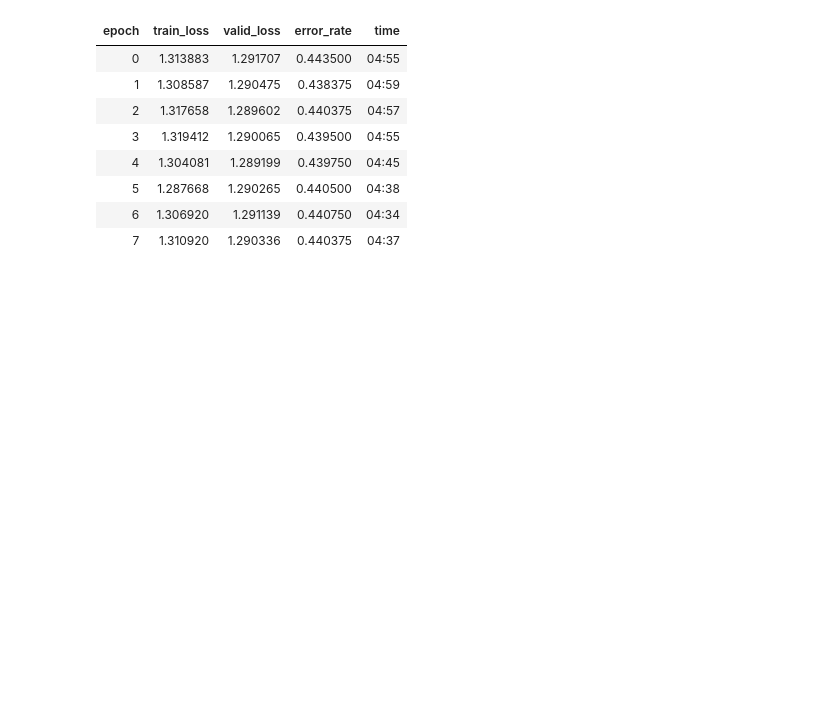
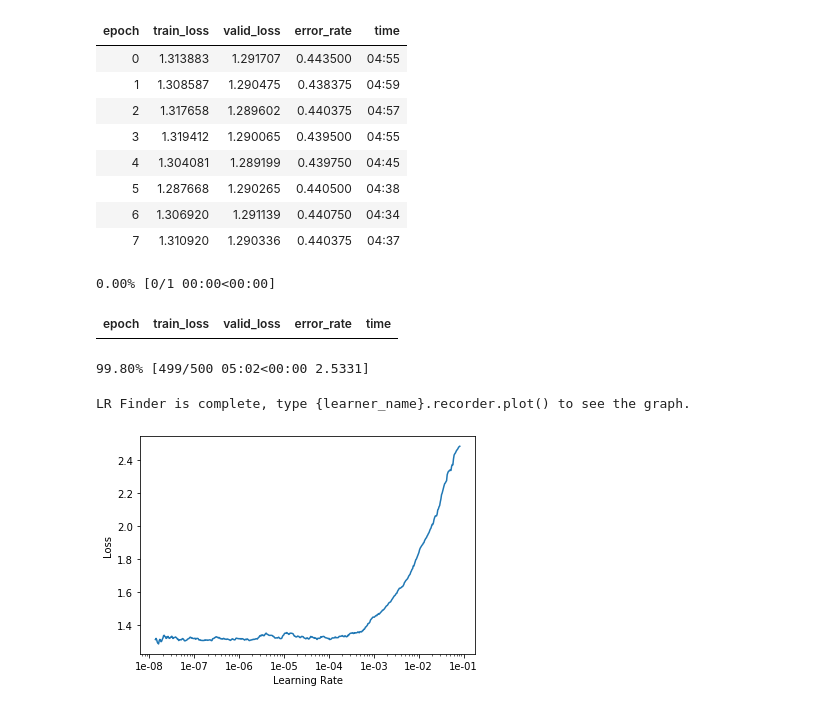
Before and after one commit to Arden-Zhu/fashion_net2, a Jupyter notebook: DeepFashion_classifer_by_category_picked.ipynb, the cells around one changed output. Drawn from its saved outputs; the diff is of its cells as text; code cells hidden in the pictures; blank space fills up the shorter version.

Commit message:
stage 3

```diff
--- a/DeepFashion_classifer_by_category_picked.ipynb
+++ b/DeepFashion_classifer_by_category_picked.ipynb
@@ -164,3 +166,14 @@ learn.save('stage-3.2')
 | 5 | 1.287668 | 1.290265 | 0.440500 | 04:38 |
 | 6 | 1.306920 | 1.291139 | 0.440750 | 04:34 |
 | 7 | 1.310920 | 1.290336 | 0.440375 | 04:37 |
+# %%
+learn.load('stage-2')
+learn.unfreeze()
+learn.lr_find(start_lr=1e-8, end_lr=1e-1, num_it=500)
+learn.recorder.plot()
+# %% [output]
+0.00% [0/1 00:00<00:00]
+| epoch | train_loss | valid_loss | error_rate | time |
+99.80% [499/500 05:02<00:00 2.5331]
+LR Finder is complete, type {learner_name}.recorder.plot() to see the graph.
+[figure, added]
```
Also changed, not shown: parts of 4 cells of this notebook.
